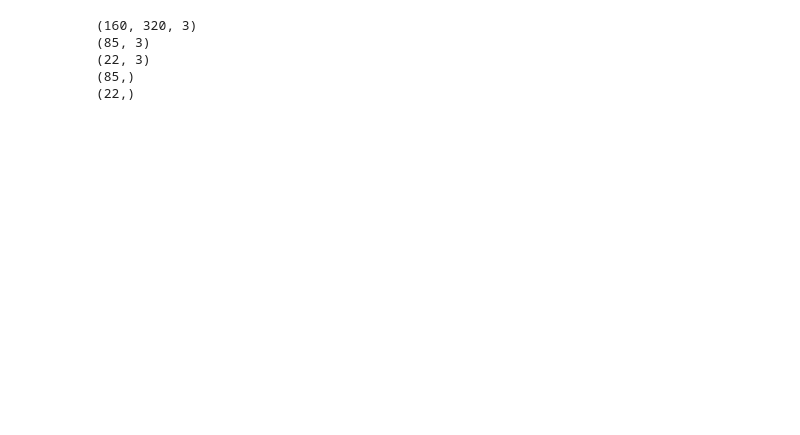
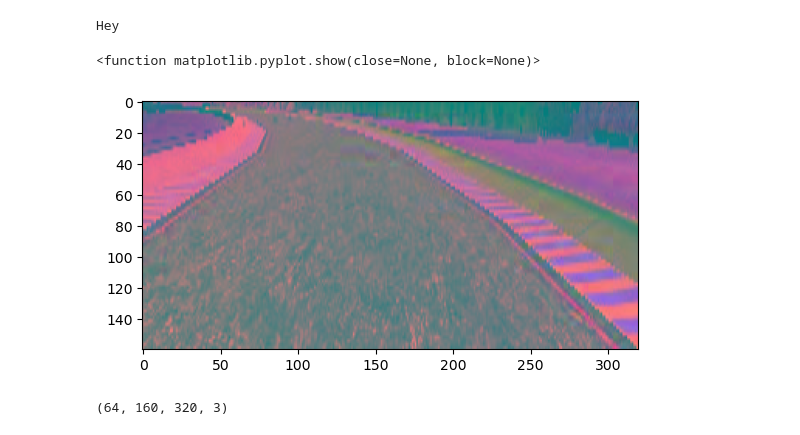
Before and after one commit to shubhomvt/Autocar, a Jupyter notebook: exp.ipynb, the cells around one changed output. Cells and saved outputs as stored; diff of their text form; code cells hidden in the pictures; blank space fills up the shorter version.

```diff
--- a/exp.ipynb
+++ b/exp.ipynb
@@ -60,10 +77,4 @@ print(np.shape(np.array(X_test)))
 print(np.shape(np.array(y_train)))
 print(np.shape(np.array(y_test)))
 X_train = np.array(X_train).reshape(-1,3,160,320)
-X_test = np:array(X_test).reshape(-1,3,160)
+X_test = np.array(X_test).reshape(-1,3,160)
-# %% [output]
-(160, 320, 3)
-(85, 3)
-(22, 3)
-(85,)
-(22,)
@@ -69,0 +237,14 @@ X_test = np:array(X_test).reshape(-1,3,160)
+# %%
+x,y = batch_generator2(Datadir, X_train_path, y_train, 64, True)
+# %% [output]
+Hey
+# %%
+plt.imshow(x[0]/255)
+plt.show
+# %% [output]
+<function matplotlib.pyplot.show(close=None, block=None)>
+[figure, added]
+# %%
+x.shape
+# %% [output]
+(64, 160, 320, 3)
```
Also changed, not shown: parts of 4 cells of this notebook, 1 other file.
